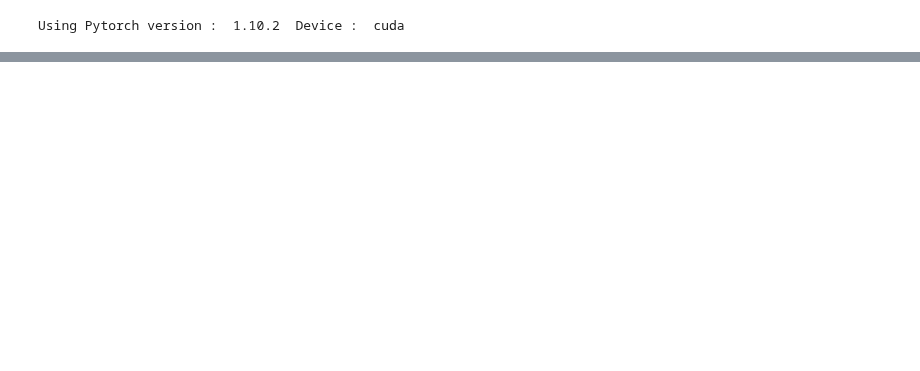
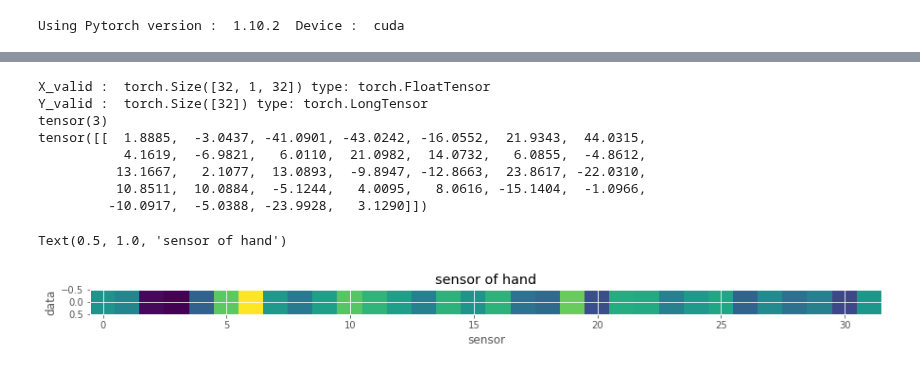
Before and after one commit to bub3690/dacon_study, a Jupyter notebook: hand_classification/1d_cnn.ipynb, the cells around one changed output, grey strips where cells are left out. Drawn from its saved outputs; the diff is of its cells as text; code cells hidden in the pictures; blank space fills up the shorter version.

```diff
--- a/hand_classification/1d_cnn.ipynb
+++ b/hand_classification/1d_cnn.ipynb
@@ -39,0 +262,27 @@ submission = pd.read_csv('./data/sample_submission.csv')
+# %%
+# 4. 데이터 확인하기
+for (X_valid,Y_valid) in validation_loader:
+    print("X_valid : ",X_valid.size(),'type:',X_valid.type())
+    print("Y_valid : ",Y_valid.size(),'type:',Y_valid.type())
+    break
+
+print(Y_valid[0])
+print(X_valid[0])
+plt.figure(figsize=(15,5))
+plt.imshow(X_valid[0].view(1,32).numpy())
+plt.xlabel("sensor")
+plt.ylabel("data")
+#plt.colorbar(format='%+2.0f dB')
+plt.title("sensor of hand")
+#batch: 32 / 3채널 / frame수: 500  /  feature수: 13
+# %% [output]
+X_valid :  torch.Size([32, 1, 32]) type: torch.FloatTensor
+Y_valid :  torch.Size([32]) type: torch.LongTensor
+tensor(3)
+tensor([[  1.8885,  -3.0437, -41.0901, -43.0242, -16.0552,  21.9343,  44.0315,
+           4.1619,  -6.9821,   6.0110,  21.0982,  14.0732,   6.0855,  -4.8612,
+          13.1667,   2.1077,  13.0893,  -9.8947, -12.8663,  23.8617, -22.0310,
+          10.8511,  10.0884,  -5.1244,   4.0095,   8.0616, -15.1404,  -1.0966,
+         -10.0917,  -5.0388, -23.9928,   3.1290]])
+Text(0.5, 1.0, 'sensor of hand')
+[figure, added]
```
Also changed, not shown: parts of 23 cells of this notebook, 1 other file.
